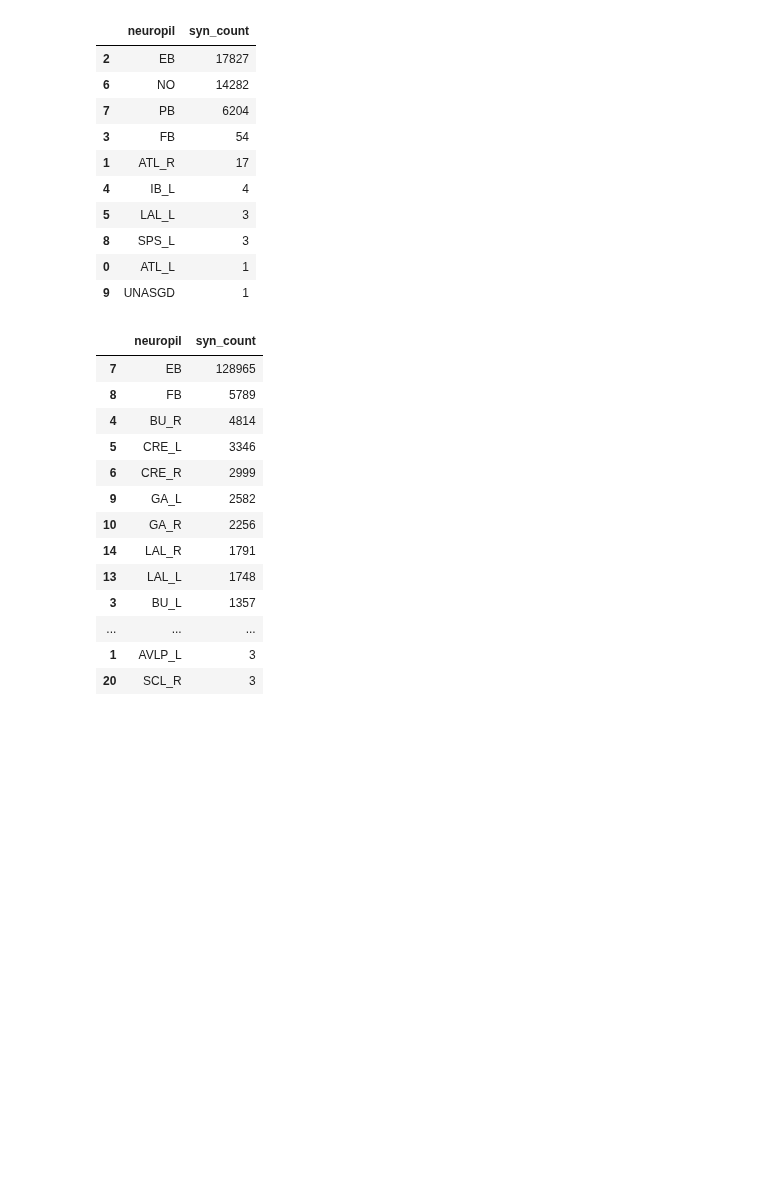
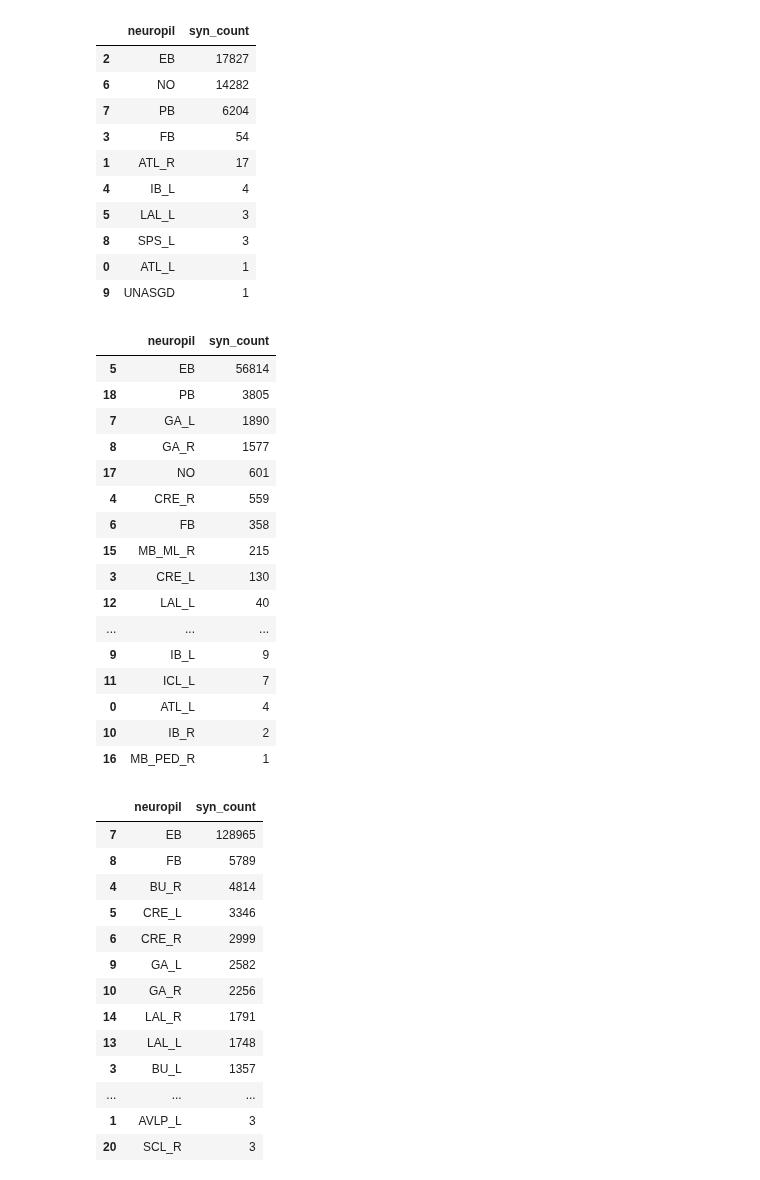
Before and after one commit to YijieYin/connectome_data_prep, a Jupyter notebook: adult_prepare_connectome_cb_neuron_no_CX_axonic_postsynapses.ipynb, the cells around one changed output. Drawn from its saved outputs; the diff is of its cells as text; code cells hidden in the pictures; blank space fills up the shorter version.

```diff
--- a/adult_prepare_connectome_cb_neuron_no_CX_axonic_postsynapses.ipynb
+++ b/adult_prepare_connectome_cb_neuron_no_CX_axonic_postsynapses.ipynb
@@ -331,3 +332,25 @@ conn = conn[~(conn.pre_type.str.contains('ExR') & conn.post_type.str.contains('P
 # remove synapses between hDelta and EPG neurons
 conn = conn[~(conn.pre_type.str.contains('hDelta') & conn.post_type.str.contains('EPG'))]
 conn = conn[~(conn.pre_type.str.contains('EPG') & conn.post_type.str.contains('hDelta'))]
+# %%
+# check the location of the post-syanpses in EPG
+conn[conn.post_type.str.contains('EPG')].groupby('neuropil').syn_count.sum(
+).reset_index().sort_values('syn_count', ascending=False)
+# %% [output]
+|  | neuropil | syn_count |
+| 5 | EB | 56814 |
+| 18 | PB | 3805 |
+| 7 | GA_L | 1890 |
+| 8 | GA_R | 1577 |
+| 17 | NO | 601 |
+| 4 | CRE_R | 559 |
+| 6 | FB | 358 |
+| 15 | MB_ML_R | 215 |
+| 3 | CRE_L | 130 |
+| 12 | LAL_L | 40 |
+| ... | ... | ... |
+| 9 | IB_L | 9 |
+| 11 | ICL_L | 7 |
+| 0 | ATL_L | 4 |
+| 10 | IB_R | 2 |
+| 16 | MB_PED_R | 1 |
```
Also changed, not shown: parts of 5 cells of this notebook, 1 other file.
